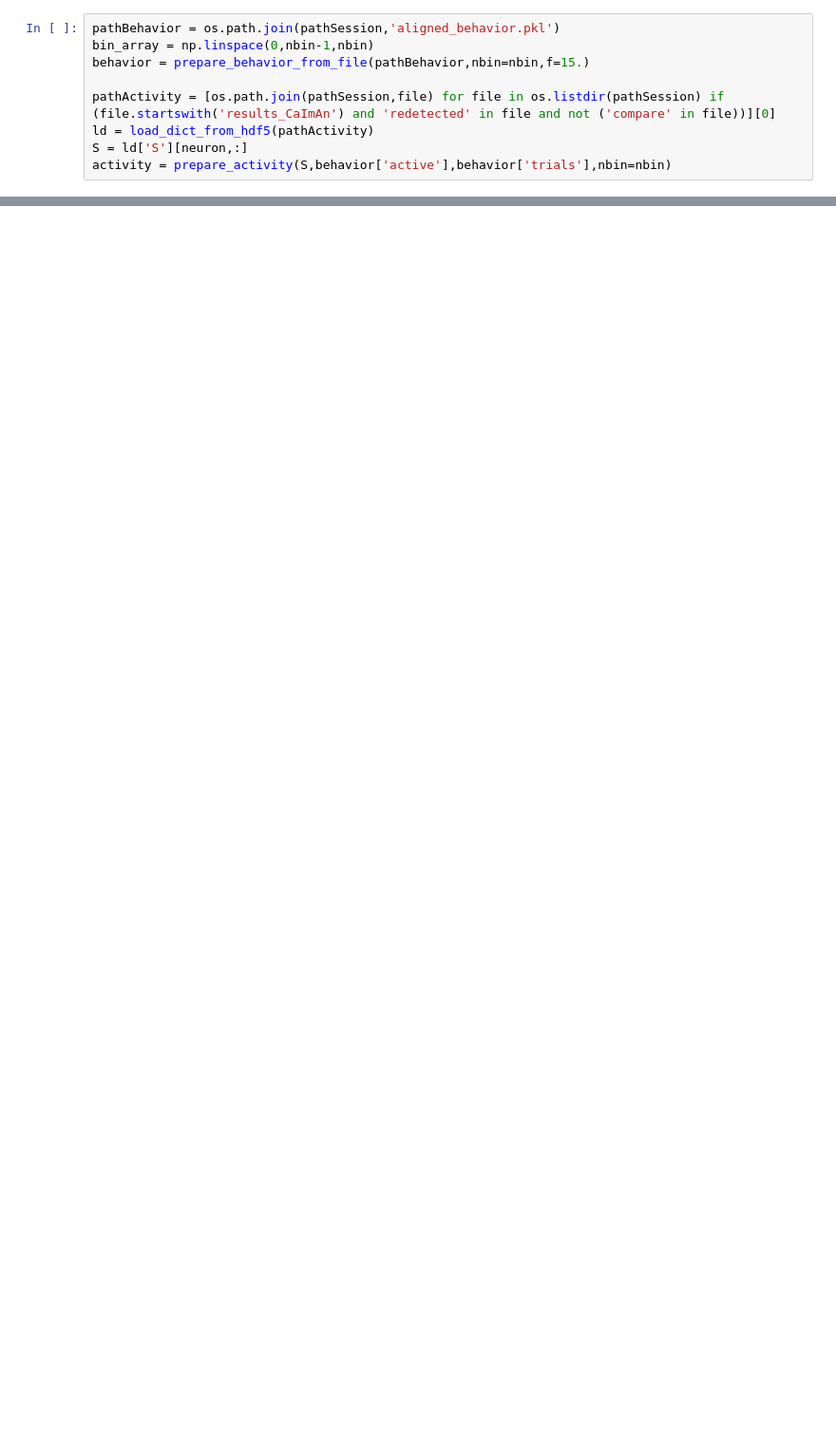
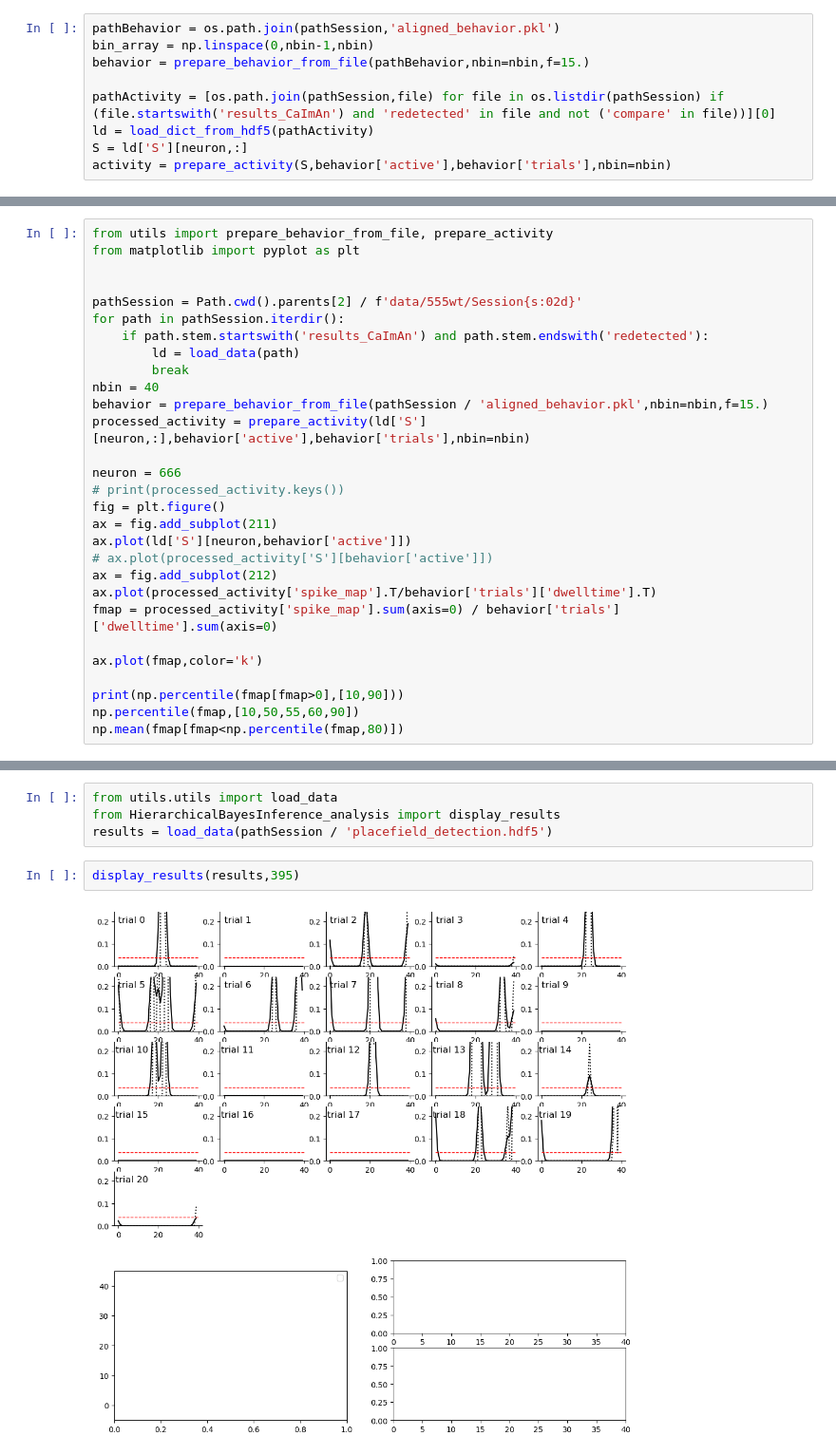
Before and after one commit to woxxel/placefield_detection, a Jupyter notebook: placefield_detection.ipynb, the cells around one changed output, grey strips where cells are left out. Shown at 95% size. Cells and saved outputs as stored; diff of their text form; blank space fills up the shorter version.

```diff
--- a/placefield_detection.ipynb
+++ b/placefield_detection.ipynb
@@ -176,0 +353,29 @@ KeyError: 'logvol'
+# %%
+from utils import prepare_behavior_from_file, prepare_activity
+from matplotlib import pyplot as plt
+
+
+pathSession = Path.cwd().parents[2] / f'data/555wt/Session{s:02d}'
+for path in pathSession.iterdir():
+	if path.stem.startswith('results_CaImAn') and path.stem.endswith('redetected'):
+		ld = load_data(path)
+		break
+nbin = 40
+behavior = prepare_behavior_from_file(pathSession / 'aligned_behavior.pkl',nbin=nbin,f=15.)
+processed_activity = prepare_activity(ld['S'][neuron,:],behavior['active'],behavior['trials'],nbin=nbin)
+
+neuron = 666
+# print(processed_activity.keys())
+fig = plt.figure()
+ax = fig.add_subplot(211)
+ax.plot(ld['S'][neuron,behavior['active']])
+# ax.plot(processed_activity['S'][behavior['active']])
+ax = fig.add_subplot(212)
+ax.plot(processed_activity['spike_map'].T/behavior['trials']['dwelltime'].T)
+fmap = processed_activity['spike_map'].sum(axis=0) / behavior['trials']['dwelltime'].sum(axis=0)
+
+ax.plot(fmap,color='k')
+
+print(np.percentile(fmap[fmap>0],[10,90]))
+np.percentile(fmap,[10,50,55,60,90])
+np.mean(fmap[fmap<np.percentile(fmap,80)])
@@ -176,0 +395,8 @@ KeyError: 'logvol'
+# %%
+from utils.utils import load_data
+from HierarchicalBayesInference_analysis import display_results
+results = load_data(pathSession / 'placefield_detection.hdf5')
+# %%
+display_results(results,395)
+# %% [output]
+[figure, added]
```
Also changed, not shown: parts of 29 cells of this notebook, 20 other files.
